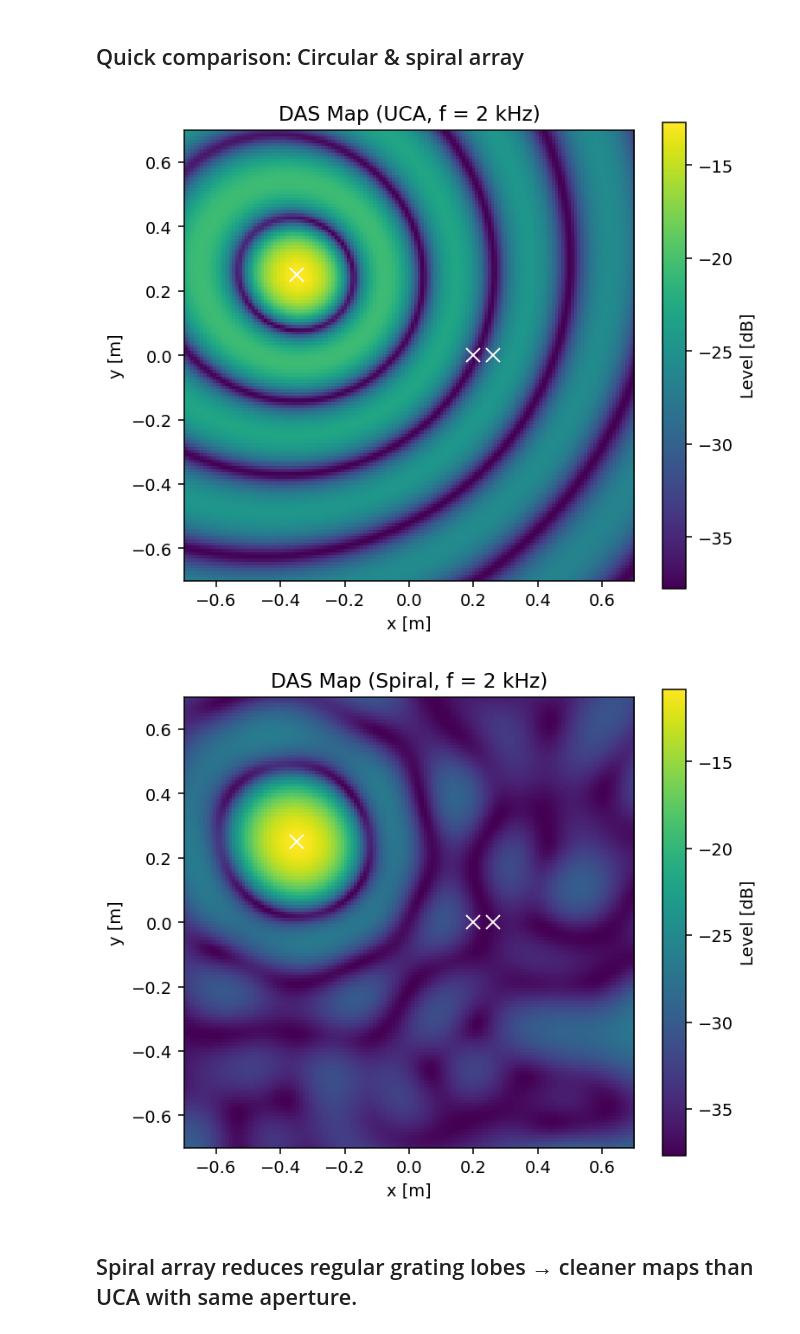
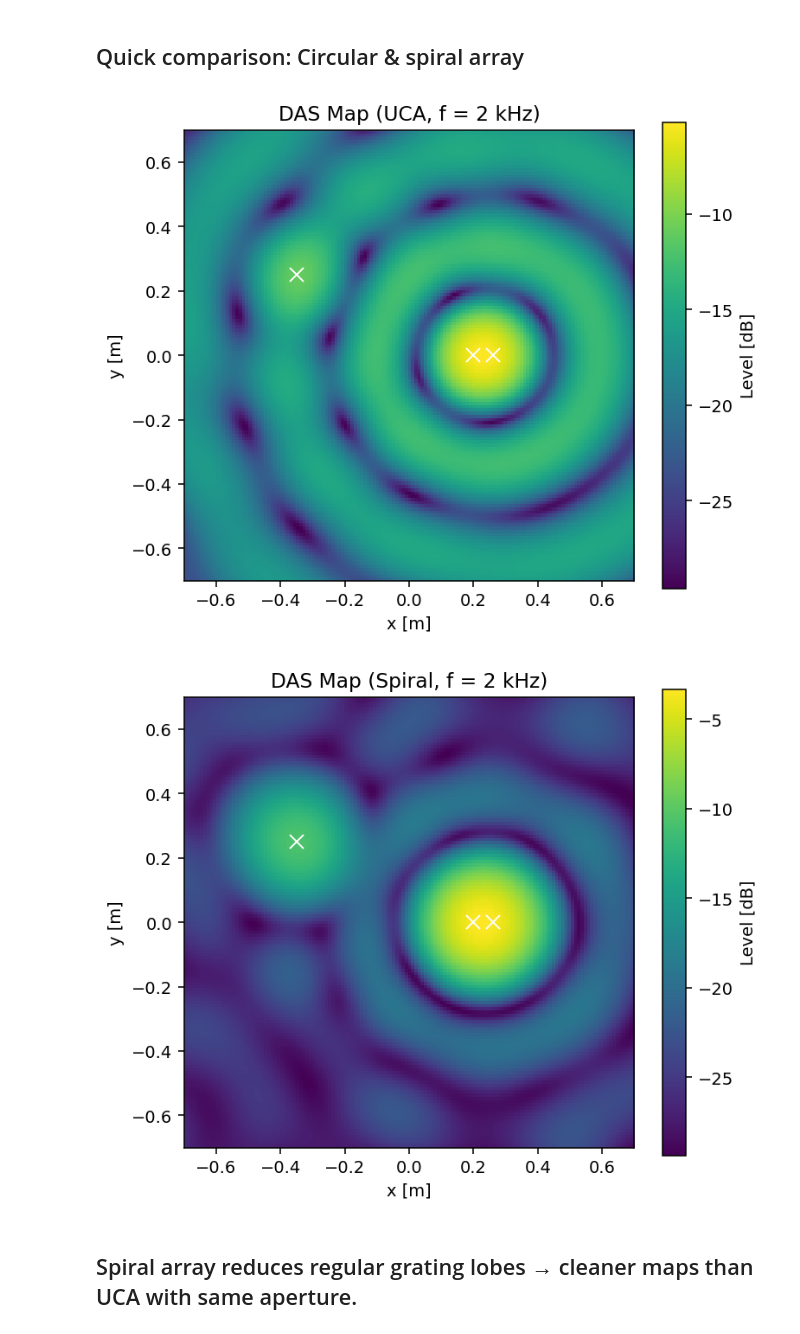
Before and after one commit to Mavimatics/Beamforming, a Jupyter notebook: Beamforming_sol.ipynb, the cells around one changed output. Drawn from its saved outputs; the diff is of its cells as text; code cells hidden in the pictures.

```diff
--- a/Beamforming_sol.ipynb
+++ b/Beamforming_sol.ipynb
@@ -309,38 +309,38 @@ B_uca = das_map(freq, uca, C_uca, grid_x, grid_y, z_plane=z_plane, c=c)
 # %% [markdown]
 ## Quick comparison: Circular & spiral array
 # %%
-freq_hi = 2500
+freq_hi = 2000
 C_uca_hi = synth_csm(freq_hi, uca, sources, SNR_dB=SNR_dB_default, rho12=rho_S1S2, z_plane=z_plane, c=c)
 B_uca_hi = das_map(freq_hi, uca, C_uca_hi, grid_x, grid_y, z_plane=z_plane, c=c)
 
 plt.figure(figsize=(6,5))
 plt.imshow(10*np.log10(np.maximum(B_uca_hi, 1e-16)),
            extent=[grid_x.min(), grid_x.max(), grid_y.min(), grid_y.max()],
            origin="lower", aspect="equal")
 plt.colorbar(label="Level [dB]")
 plt.title("DAS Map (UCA, f = 2 kHz)")
 plt.xlabel("x [m]"); plt.ylabel("y [m]")
 for s in sources:
     plt.plot(s["xy"][0], s["xy"][1], "wx", ms=8)
 plt.show()
 
 # Spiral at 2 kHz (generally nicer sidelobes)
 C_sp_2k = synth_csm(freq_hi, spiral, sources, SNR_dB=SNR_dB_default, rho12=rho_S1S2, z_plane=z_plane, c=c)
 B_sp_2k = das_map(freq_hi, spiral, C_sp_2k, grid_x, grid_y, z_plane=z_plane, c=c)
 
 plt.figure(figsize=(6,5))
 plt.imshow(10*np.log10(np.maximum(B_sp_2k, 1e-16)),
            extent=[grid_x.min(), grid_x.max(), grid_y.min(), grid_y.max()],
            origin="lower", aspect="equal")
 plt.colorbar(label="Level [dB]")
 plt.title("DAS Map (Spiral, f = 2 kHz)")
 plt.xlabel("x [m]"); plt.ylabel("y [m]")
 for s in sources:
     plt.plot(s["xy"][0], s["xy"][1], "wx", ms=8)
 plt.show()
 # %% [output]
-[figure, old version]
+[figure, new version]
-[figure, old version]
+[figure, new version]
 # %% [markdown]
 ## Spiral array reduces regular grating lobes → cleaner maps than UCA with same aperture.
 # %% [markdown]
```
